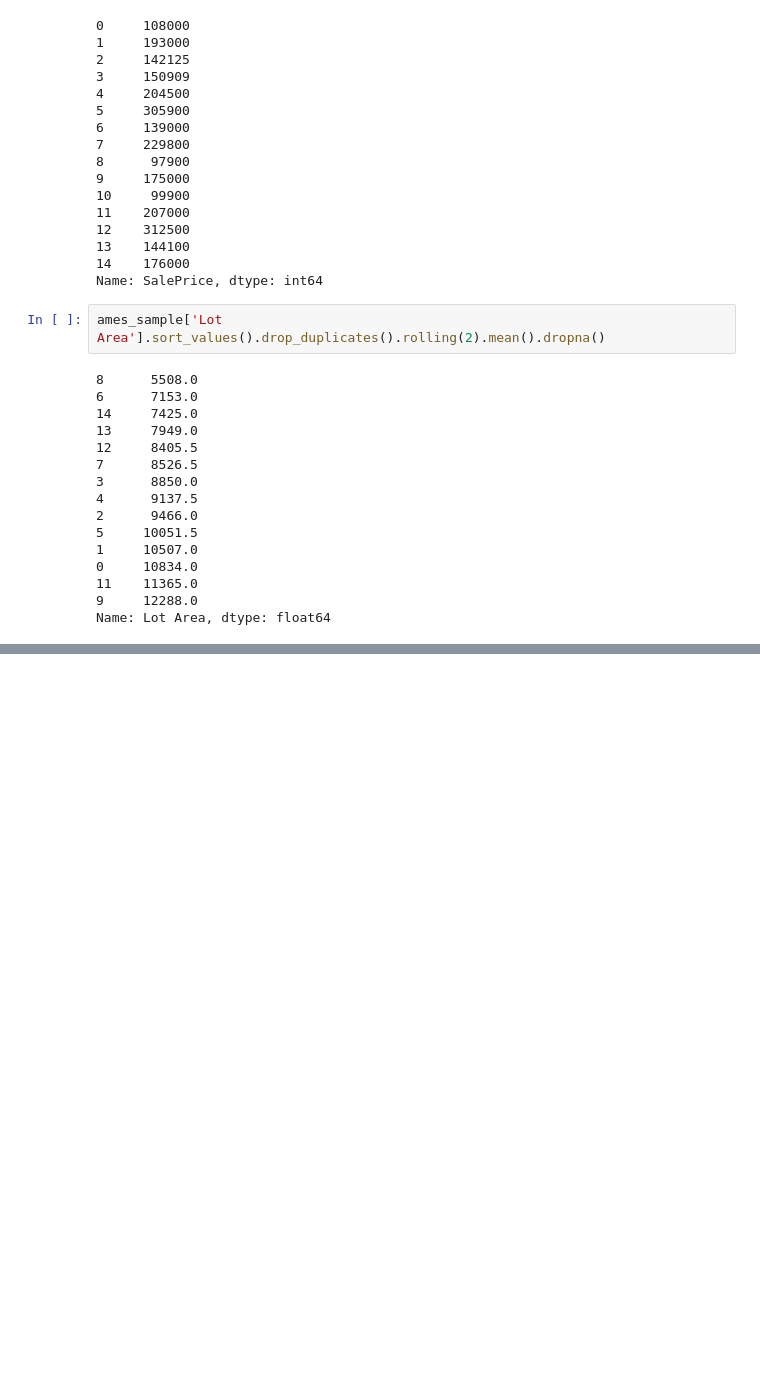
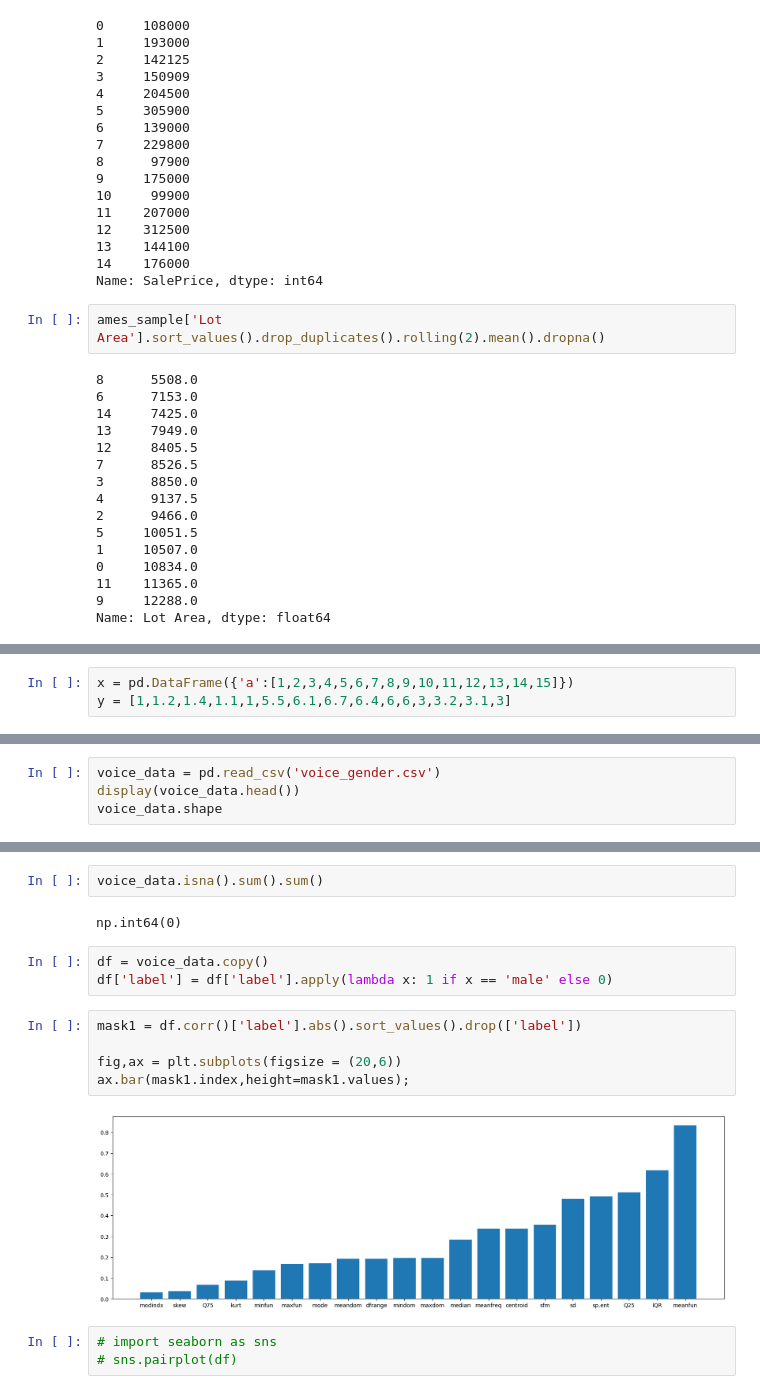
Before and after one commit to Davids001/Education, a Jupyter notebook: Working/математика-7/math7.ipynb, the cells around one changed output, grey strips where cells are left out. Saved outputs shown, nothing was run; the diff lists cells and outputs as text; blank space fills up the shorter version.

```diff
--- a/Working/математика-7/math7.ipynb
+++ b/Working/математика-7/math7.ipynb
@@ -212,0 +271,3 @@ Name: Lot Area, dtype: float64
+# %%
+x = pd.DataFrame({'a':[1,2,3,4,5,6,7,8,9,10,11,12,13,14,15]})
+y = [1,1.2,1.4,1.1,1,5.5,6.1,6.7,6.4,6,6,3,3.2,3.1,3]
@@ -212,0 +298,4 @@ Name: Lot Area, dtype: float64
+# %%
+voice_data = pd.read_csv('voice_gender.csv')
+display(voice_data.head())
+voice_data.shape
@@ -212,0 +331,17 @@ Name: Lot Area, dtype: float64
+# %%
+voice_data.isna().sum().sum()
+# %% [output]
+np.int64(0)
+# %%
+df = voice_data.copy()
+df['label'] = df['label'].apply(lambda x: 1 if x == 'male' else 0)
+# %%
+mask1 = df.corr()['label'].abs().sort_values().drop(['label'])
+
+fig,ax = plt.subplots(figsize = (20,6))
+ax.bar(mask1.index,height=mask1.values);
+# %% [output]
+[figure, added]
+# %%
+# import seaborn as sns
+# sns.pairplot(df)
```
Also changed, not shown: parts of 33 cells of this notebook, 17 other files.
